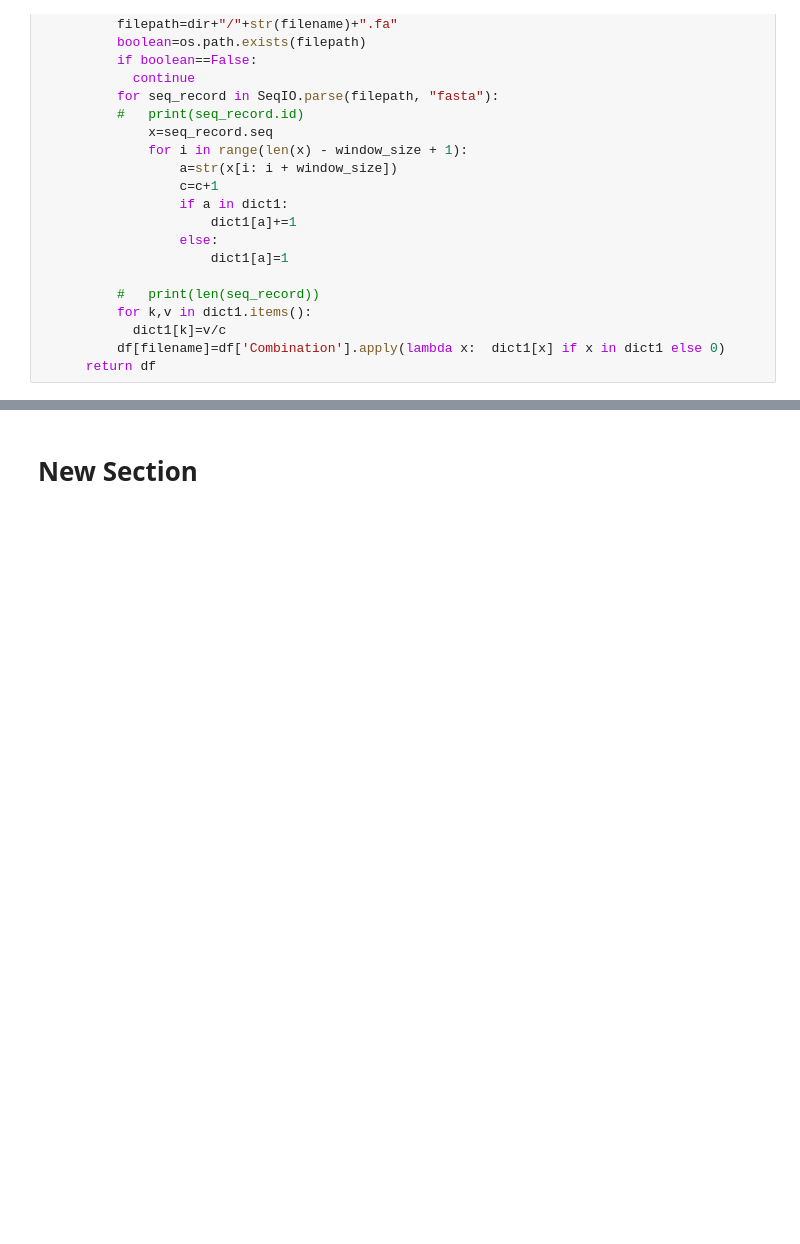
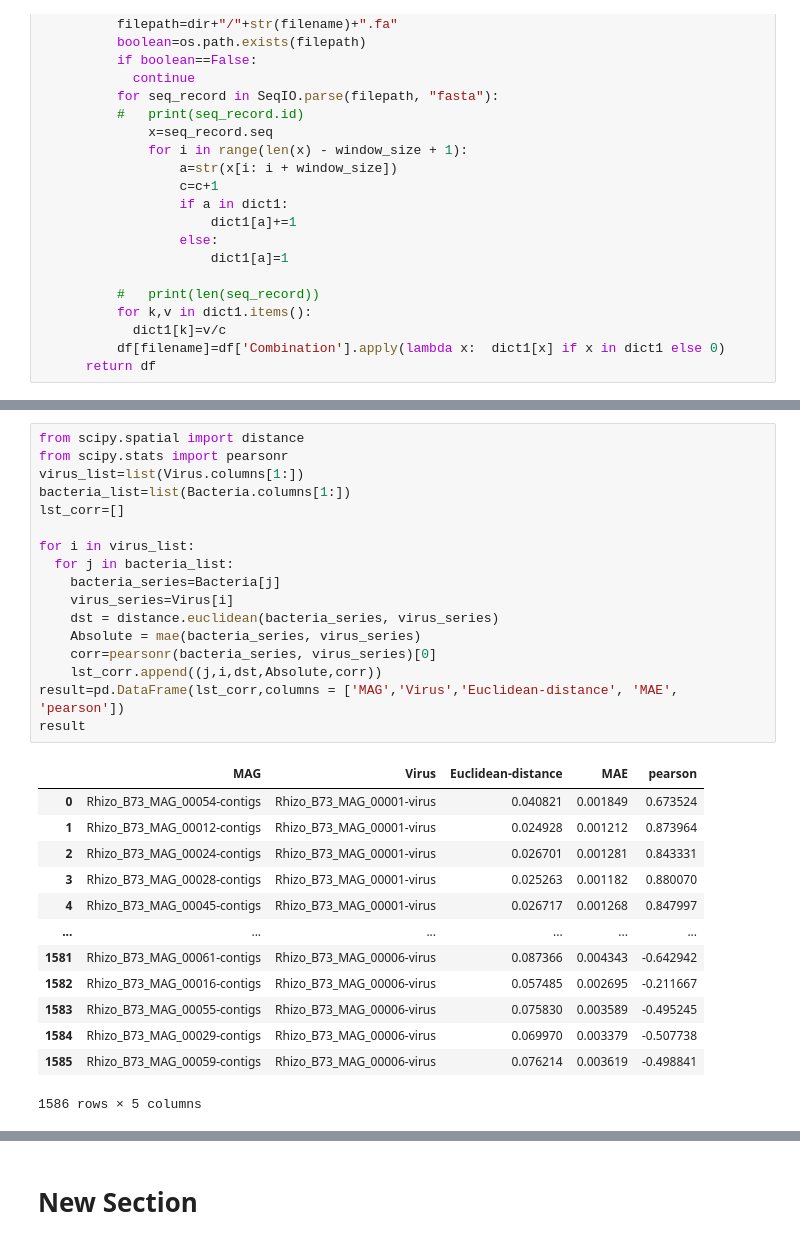
Before and after one commit to pyadav06/VirusHost, a Jupyter notebook: Tetranucleotide.ipynb, the cells around one changed output, grey strips where cells are left out. Cells and saved outputs as stored; diff of their text form; blank space fills up the shorter version.

```diff
--- a/Tetranucleotide.ipynb
+++ b/Tetranucleotide.ipynb
@@ -110,0 +128,31 @@ Virus
+# %%
+from scipy.spatial import distance
+from scipy.stats import pearsonr
+virus_list=list(Virus.columns[1:])
+bacteria_list=list(Bacteria.columns[1:])
+lst_corr=[]
+
+for i in virus_list:
+  for j in bacteria_list:
+    bacteria_series=Bacteria[j]
+    virus_series=Virus[i]
+    dst = distance.euclidean(bacteria_series, virus_series)
+    Absolute = mae(bacteria_series, virus_series)
+    corr=pearsonr(bacteria_series, virus_series)[0]
+    lst_corr.append((j,i,dst,Absolute,corr))
+result=pd.DataFrame(lst_corr,columns = ['MAG','Virus','Euclidean-distance', 'MAE', 'pearson'])
+result
+# %% [output]
+|  | MAG | Virus | Euclidean-distance | MAE | pearson |
+| 0 | Rhizo_B73_MAG_00054-contigs | Rhizo_B73_MAG_00001-virus | 0.040821 | 0.001849 | 0.673524 |
+| 1 | Rhizo_B73_MAG_00012-contigs | Rhizo_B73_MAG_00001-virus | 0.024928 | 0.001212 | 0.873964 |
+| 2 | Rhizo_B73_MAG_00024-contigs | Rhizo_B73_MAG_00001-virus | 0.026701 | 0.001281 | 0.843331 |
+| 3 | Rhizo_B73_MAG_00028-contigs | Rhizo_B73_MAG_00001-virus | 0.025263 | 0.001182 | 0.880070 |
+| 4 | Rhizo_B73_MAG_00045-contigs | Rhizo_B73_MAG_00001-virus | 0.026717 | 0.001268 | 0.847997 |
+| ... | ... | ... | ... | ... | ... |
+| 1581 | Rhizo_B73_MAG_00061-contigs | Rhizo_B73_MAG_00006-virus | 0.087366 | 0.004343 | -0.642942 |
+| 1582 | Rhizo_B73_MAG_00016-contigs | Rhizo_B73_MAG_00006-virus | 0.057485 | 0.002695 | -0.211667 |
+| 1583 | Rhizo_B73_MAG_00055-contigs | Rhizo_B73_MAG_00006-virus | 0.075830 | 0.003589 | -0.495245 |
+| 1584 | Rhizo_B73_MAG_00029-contigs | Rhizo_B73_MAG_00006-virus | 0.069970 | 0.003379 | -0.507738 |
+| 1585 | Rhizo_B73_MAG_00059-contigs | Rhizo_B73_MAG_00006-virus | 0.076214 | 0.003619 | -0.498841 |
+1586 rows × 5 columns
```
Also changed, not shown: parts of 7 cells of this notebook.
